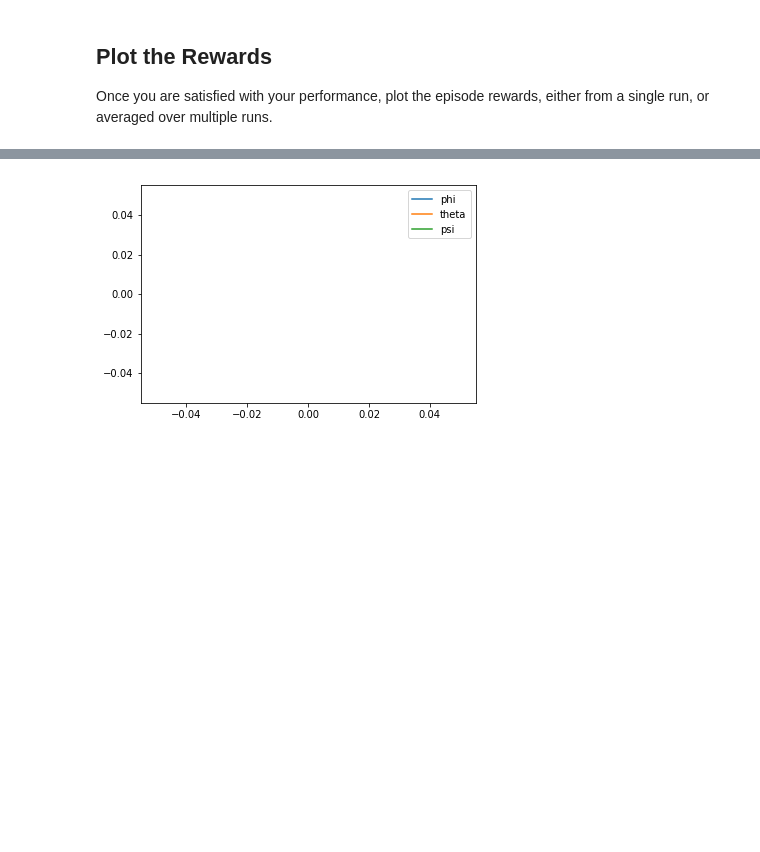
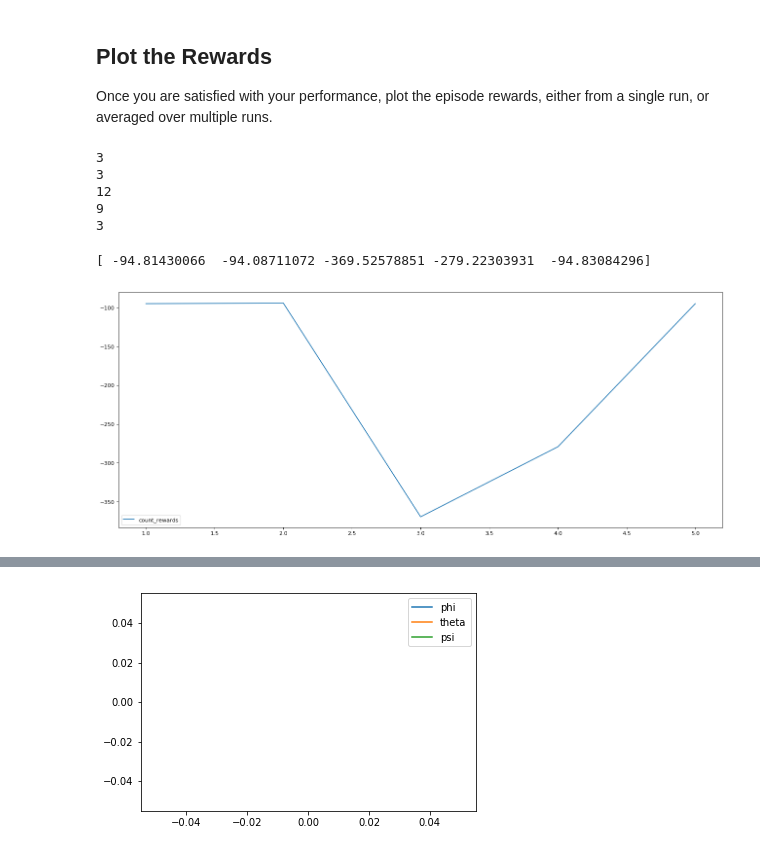
Before and after one commit to SiweiWang/RL-Quadcopter, a Jupyter notebook: Quadcopter_Project.ipynb, the cells around one changed output, grey strips where cells are left out. Cells and saved outputs as stored; diff of their text form; code cells hidden in the pictures; blank space fills up the shorter version.

```diff
--- a/Quadcopter_Project.ipynb
+++ b/Quadcopter_Project.ipynb
@@ -53,8 +53,7 @@ import numpy as np
 from task import Task
 
 # Modify the values below to give the quadcopter a different starting position.
-# runtime = 5.                                     # time limit of the episode
-runtime = 50.                                     # time limit of the episode
+runtime = 5.                                     # time limit of the episode
 
 init_pose = np.array([0., 0., 10., 0., 0., 0.])  # initial pose
 init_velocities = np.array([0., 0., 0.])         # initial velocities
@@ -183,7 +185,7 @@ import pandas as pd
 from agents.policy_search import PolicySearch_Agent
 from task import Task
 
-num_episodes = 1000
+num_episodes = 5
 target_pos = np.array([0., 0., 10.])
 task = Task(target_pos=target_pos)
 agent = PolicySearch_Agent(task)
@@ -219,18 +221,18 @@ As you develop your agent, it's important to keep an eye on how it's performing.
 # Set Initial parameters
 
 from agents.agent import DDPG
-
+from take_off_task import Takeoff_Task
 buffer_size = 100000
 num_episodes = 5
 
-init_pose = np.array([0., 0., 10., 0., 0., 0.])
+init_pose = np.array([0., 0., 0., 0., 0., 0.])
 init_velocityes = np.array([0., 0., 0.])
 init_angle_velocities = np.array([0., 0., 0.,])
 file_output = 'data_new_agent.txt'
 
 # Setup
 target_pos = np.array([0., 0., 10.])
-task = Task(init_pose, init_velocities, init_angle_velocities, runtime, target_pos=target_pos)
+task = Takeoff_Task(init_pose, init_velocities, init_angle_velocities, runtime, target_pos=target_pos)
 ddpg = DDPG(task)
 done = False
 
@@ -239,26 +241,30 @@ labels = ['time', 'x', 'y', 'z', 'phi', 'theta', 'psi', 'x_velocity',
           'psi_velocity', 'rotor_speed1', 'rotor_speed2', 'rotor_speed3', 'rotor_speed4']
 results = {x: [] for x in labels}
 
+count_rewards = np.zeros(num_episodes)
+
+
+esp_list = []
 with open(file_output, 'w') as csvfile:
     writer = csv.writer(csvfile)
     writer.writerow(labels)
     for i_episode in range(1, num_episodes+1):
         state = ddpg.reset_episode()
+        task.reset()
         while True:
             action = ddpg.act(state)
             to_write = [task.sim.time] + list(task.sim.pose) + list(task.sim.v) + list(task.sim.angular_v) + list(action)
-            for li in range(len(labels)):
+            for ii in range(len(labels)):
                 results[labels[ii]].append(to_write[ii])
             writer.writerow(to_write)
-
             next_state, reward, done = task.step(action)
-
             ddpg.step(action, reward, next_state, done)
             state = next_state
-
             if done:
-                print("\rEpisode = {:4d}, score = {:7.3f} (best = {:7.3f}), noise_scale = {}".format(
-                    i_episode, agent.score, agent.best_score, agent.noise_scale), end="")  # [debug]
+                esp_list.append(ddpg.step_count)
+                count_rewards[i_episode-1] = ddpg.total_reward
+                print("\rEpisode = {:4d}, reward = {:7.3f} score = {:7.3f} (best = {:7.3f}), noise_scale = {:7.3f}, total_steps = {:4d}".format(
+                    i_episode, ddpg.total_reward, ddpg.score, ddpg.best_score, ddpg.noise_scale, ddpg.step_count), end="")  # [debug]
                 break
         sys.stdout.flush()
 # %% [output]
@@ -283,3 +289,27 @@ Episode =    5, score = -18.897 (best =  -0.135), noise_scale = 3.2
 ## Plot the Rewards
 
 Once you are satisfied with your performance, plot the episode rewards, either from a single run, or averaged over multiple runs.
+# %%
+count = 0
+
+for step in esp_list:
+    print(step)
+# %% [output]
+3
+3
+12
+9
+3
+# %%
+print(count_rewards)
+# %% [output]
+[ -94.81430066  -94.08711072 -369.52578851 -279.22303931  -94.83084296]
+# %%
+
+## TODO: Plot the rewards.## TODO:
+plt.figure(figsize=(20,8),dpi=80)
+plt.plot( range(1, num_episodes+1),count_rewards, label='count_rewards')
+plt.legend()
+_ = plt.ylim()
+# %% [output]
+[figure, added]
```
Also changed, not shown: parts of 16 cells of this notebook, 6 other files.
